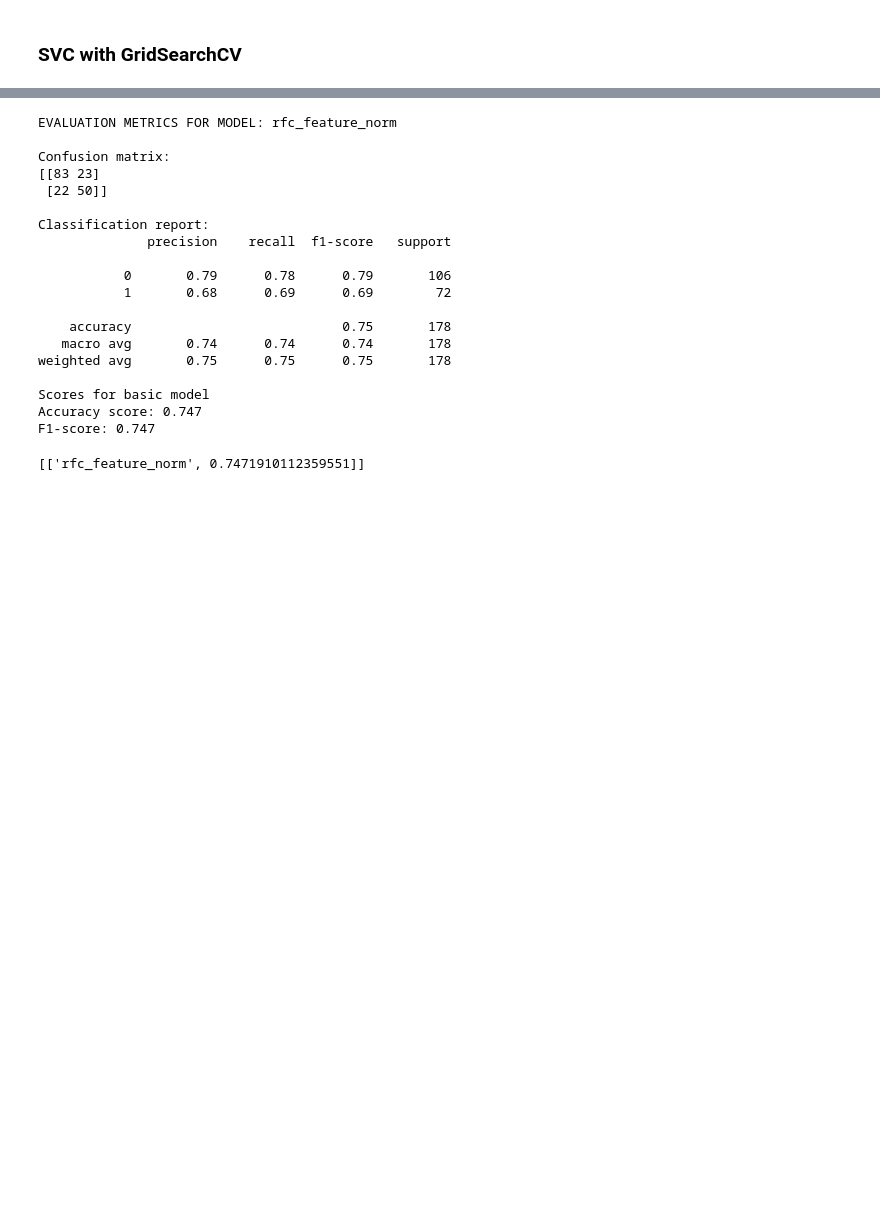
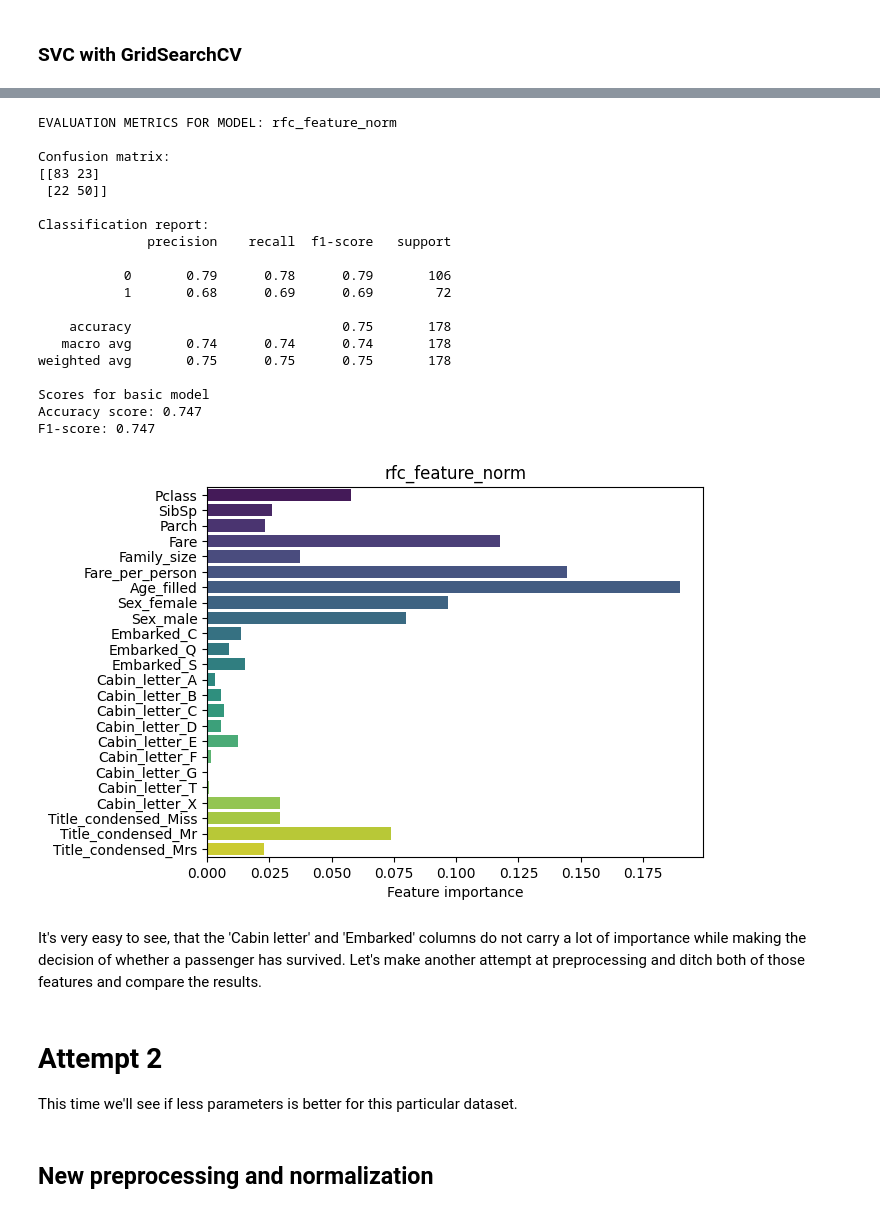
Before and after one commit to pawelkiszczak/kaggle, a Jupyter notebook: titanic/titanic_sklearn.ipynb, the cells around one changed output, grey strips where cells are left out. Drawn from its saved outputs; the diff is of its cells as text; code cells hidden in the pictures; blank space fills up the shorter version.

```diff
--- a/titanic/titanic_sklearn.ipynb
+++ b/titanic/titanic_sklearn.ipynb
@@ -906,26 +919,34 @@ sns.barplot(x=feature_importance['Feature importance'],
 # %%
 rfc_feature_norm = RandomForestClassifier(random_state=42, verbose=0)
 rfc_feature_norm.fit(X_train_norm, y_train)
 
 evaluate_model(rfc_feature_norm, 'rfc_feature_norm', y_test, X_test=X_test_norm)
+plot_feature_importance(rfc_feature_norm, 'rfc_feature_norm', X_test)
 # %% [output]
 EVALUATION METRICS FOR MODEL: rfc_feature_norm
 
 Confusion matrix:
 [[83 23]
  [22 50]]
 
 Classification report:
               precision    recall  f1-score   support
 
            0       0.79      0.78      0.79       106
            1       0.68      0.69      0.69        72
 
     accuracy                           0.75       178
    macro avg       0.74      0.74      0.74       178
 weighted avg       0.75      0.75      0.75       178
 
 Scores for basic model
 Accuracy score: 0.747
 F1-score: 0.747
-[['rfc_feature_norm', 0.7471910112359551]]
+[figure, added]
+# %% [markdown]
+It's very easy to see, that the 'Cabin letter' and 'Embarked' columns do not carry a lot of importance while making the decision of whether a passenger has survived. Let's make another attempt at preprocessing and ditch both of those features and compare the results.
+# %% [markdown]
+# Attempt 2
+This time we'll see if less parameters is better for this particular dataset.
+# %% [markdown]
+## New preprocessing and normalization
```
Also changed, not shown: parts of 35 cells of this notebook.
